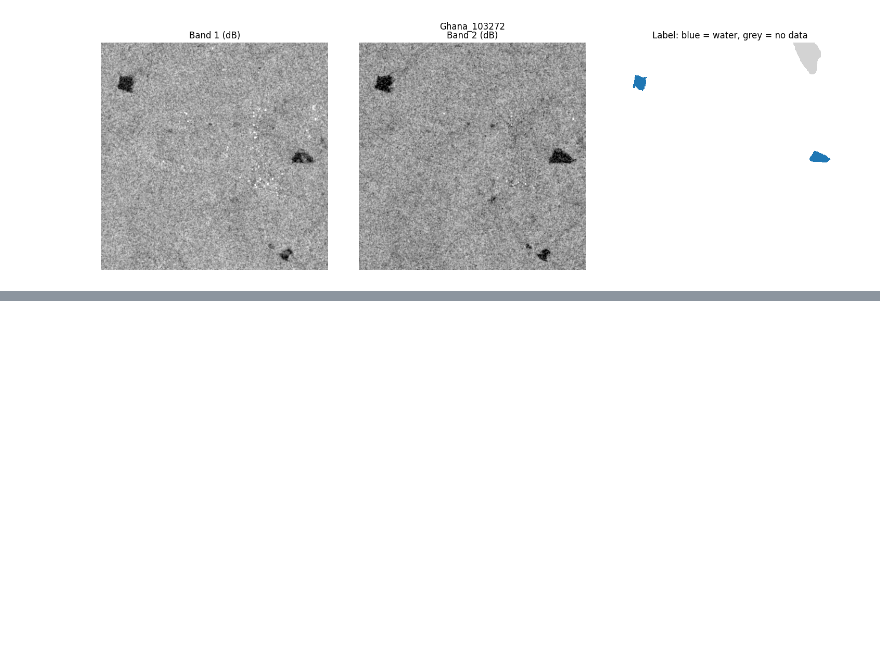
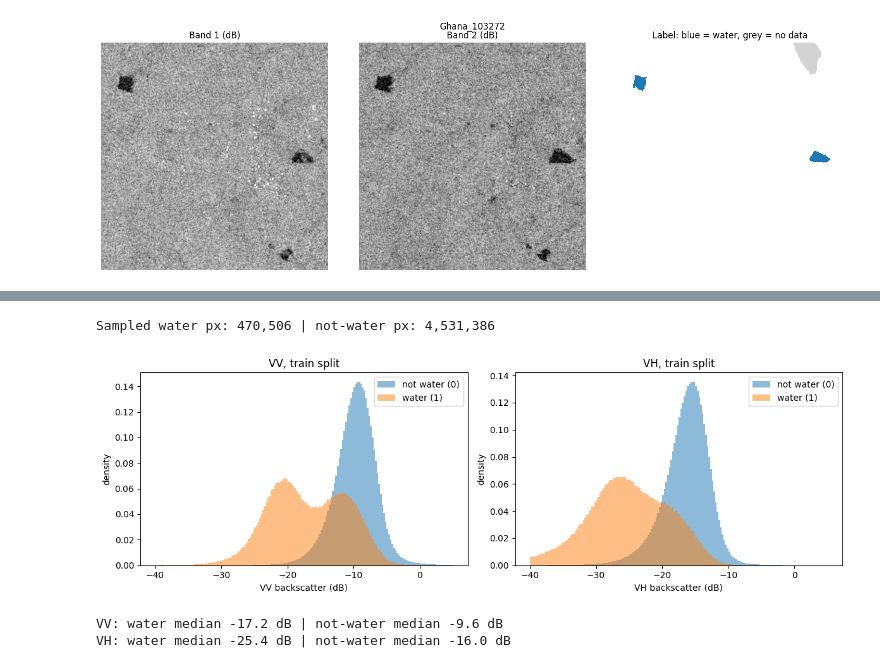
Before and after one commit to Ronnelpabalan/sar-flood-unet, a Jupyter notebook: notebooks/01_explore_data.ipynb, the cells around one changed output, grey strips where cells are left out. Drawn from its saved outputs; the diff is of its cells as text; code cells hidden in the pictures; blank space fills up the shorter version.

Commit message:
Add dataset summary and VV/VH histograms

```diff
--- a/notebooks/01_explore_data.ipynb
+++ b/notebooks/01_explore_data.ipynb
@@ -124,0 +178,30 @@ plt.show()
+# %%
+rng = np.random.default_rng(0)                # fixed seed so the sample is reproducible
+vv_w, vv_l, vh_w, vh_l = [], [], [], []
+for f in tqdm(splits['train']['s1'], desc='train'):
+    s1, lab = load_chip(f.replace('_S1Hand.tif', ''))
+    valid = (lab != -1) & ~np.isnan(s1).any(axis=0)
+    idx = np.flatnonzero(valid)
+    idx = rng.choice(idx, size=min(20000, idx.size), replace=False)   # sample 20k pixels per chip
+    l, vv, vh = lab.ravel()[idx], s1[0].ravel()[idx], s1[1].ravel()[idx]
+    vv_w.append(vv[l == 1]); vv_l.append(vv[l == 0])
+    vh_w.append(vh[l == 1]); vh_l.append(vh[l == 0])
+vv_w, vv_l, vh_w, vh_l = map(np.concatenate, (vv_w, vv_l, vh_w, vh_l))
+print(f'Sampled water px: {vv_w.size:,} | not-water px: {vv_l.size:,}')
+
+fig, ax = plt.subplots(1, 2, figsize=(12, 4))
+bins = np.linspace(-40, 5, 181)
+for a, w, l, name in [(ax[0], vv_w, vv_l, 'VV'), (ax[1], vh_w, vh_l, 'VH')]:
+    a.hist(l, bins=bins, density=True, alpha=0.5, label='not water (0)')
+    a.hist(w, bins=bins, density=True, alpha=0.5, label='water (1)')
+    a.set_xlabel(f'{name} backscatter (dB)'); a.set_ylabel('density')
+    a.set_title(f'{name}, train split'); a.legend()
+plt.tight_layout(); plt.show()
+
+for name, w, l in [('VV', vv_w, vv_l), ('VH', vh_w, vh_l)]:
+    print(f'{name}: water median {np.median(w):.1f} dB | not-water median {np.median(l):.1f} dB')
+# %% [output]
+Sampled water px: 470,506 | not-water px: 4,531,386
+[figure, added]
+VV: water median -17.2 dB | not-water median -9.6 dB
+VH: water median -25.4 dB | not-water median -16.0 dB
```
Also changed, not shown: parts of 2 cells of this notebook.
